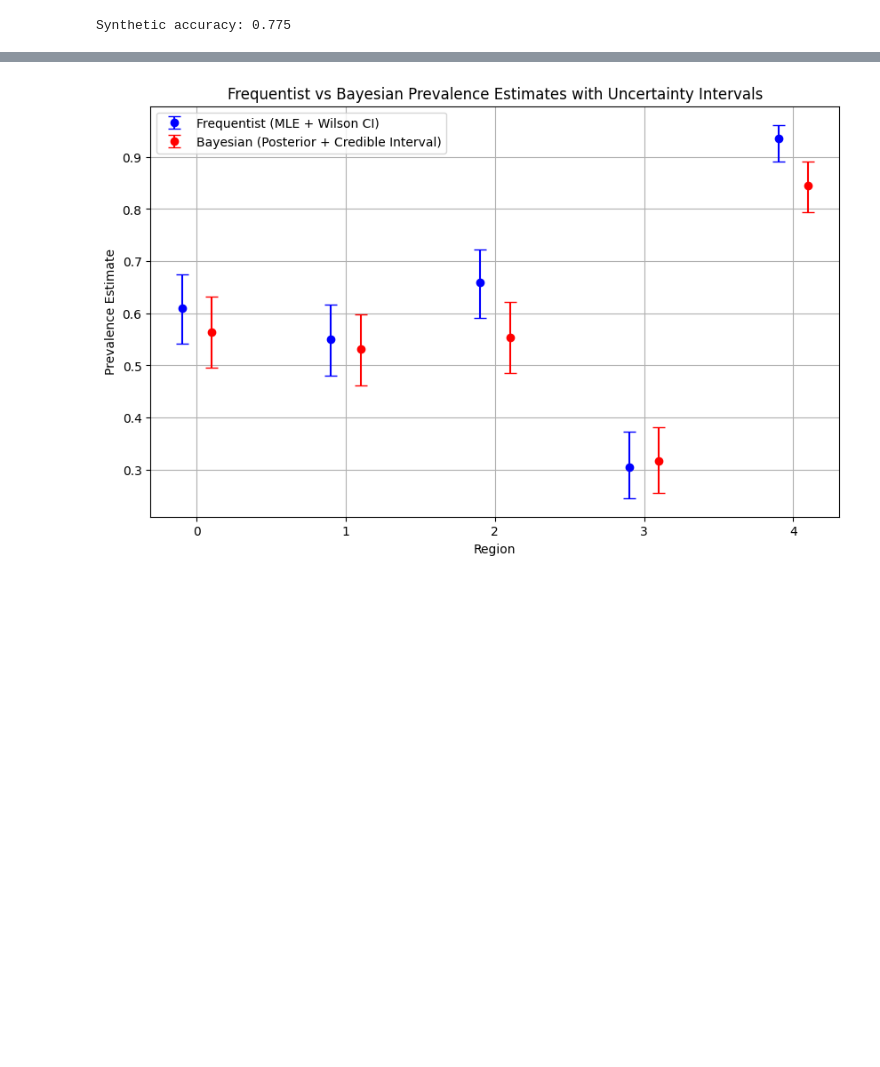
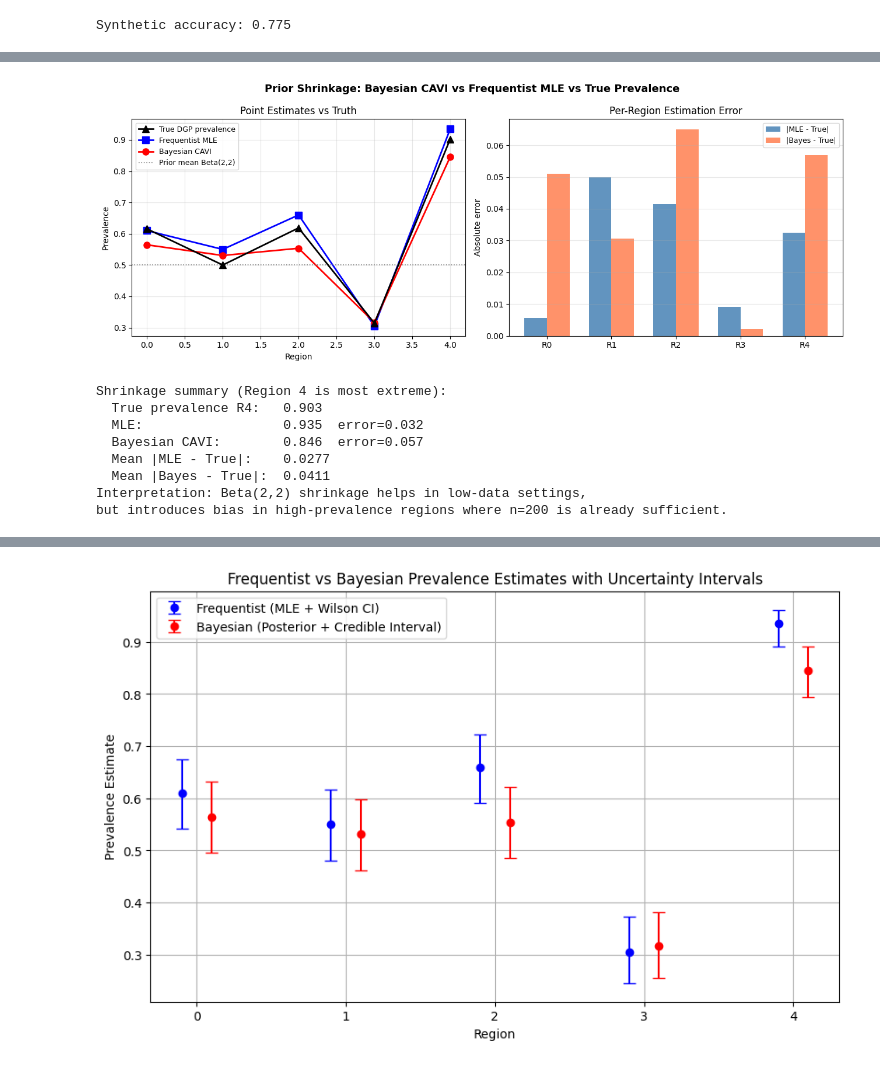
Before and after one commit to 333ihab/Malaria-detection-Bayesian-Inference, a Jupyter notebook: notebooks/02_exact_inference.ipynb, the cells around one changed output, grey strips where cells are left out. Saved outputs shown, nothing was run; the diff lists cells and outputs as text; code cells hidden in the pictures; blank space fills up the shorter version.

```diff
--- a/notebooks/02_exact_inference.ipynb
+++ b/notebooks/02_exact_inference.ipynb
@@ -269,0 +295,57 @@ Synthetic accuracy: 0.775
+# %%
+# Prior shrinkage visualisation: Bayesian vs Frequentist vs True prevalence
+import matplotlib.pyplot as plt
+import numpy as np
+from scipy.stats import beta as beta_dist
+
+true_prev  = [0.61563546, 0.49999662, 0.61860753, 0.31411046, 0.90251598]
+mle_prev   = [0.610, 0.550, 0.660, 0.305, 0.935]
+bayes_mean = [region_posts[r][0] / (region_posts[r][0] + region_posts[r][1])
+              for r in sorted(region_posts)]
+
+fig, axes = plt.subplots(1, 2, figsize=(13, 5))
+fig.suptitle('Prior Shrinkage: Bayesian CAVI vs Frequentist MLE vs True Prevalence',
+             fontsize=13, fontweight='bold')
+
+ax = axes[0]
+rx = np.arange(5)
+ax.plot(rx, true_prev,  'k^-', lw=2, ms=9, label='True DGP prevalence', zorder=5)
+ax.plot(rx, mle_prev,   'bs-', lw=2, ms=8, label='Frequentist MLE')
+ax.plot(rx, bayes_mean, 'ro-', lw=2, ms=8, label='Bayesian CAVI')
+ax.axhline(0.5, color='grey', ls=':', lw=1.2, label='Prior mean Beta(2,2)')
+ax.set_xlabel('Region'); ax.set_ylabel('Prevalence')
+ax.set_title('Point Estimates vs Truth'); ax.legend(fontsize=9); ax.grid(True, alpha=0.3)
+
+ax = axes[1]
+shrinkage = [abs(b - t) for b, t in zip(bayes_mean, true_prev)]
+mle_err   = [abs(m - t) for m, t in zip(mle_prev, true_prev)]
+x = np.arange(5); w = 0.35
+ax.bar(x - w/2, mle_err,   w, label='|MLE - True|',   color='steelblue', alpha=0.85)
+ax.bar(x + w/2, shrinkage, w, label='|Bayes - True|', color='coral',     alpha=0.85)
+ax.set_xticks(x); ax.set_xticklabels([f'R{r}' for r in range(5)])
+ax.set_ylabel('Absolute error'); ax.set_title('Per-Region Estimation Error')
+ax.legend(fontsize=9); ax.grid(True, alpha=0.3, axis='y')
+
+plt.tight_layout()
+import os; os.makedirs('../figures', exist_ok=True)
+plt.savefig('../figures/02_shrinkage_analysis.png', dpi=120, bbox_inches='tight')
+plt.show()
+
+print('Shrinkage summary (Region 4 is most extreme):')
+print(f'  True prevalence R4:   {true_prev[4]:.3f}')
+print(f'  MLE:                  {mle_prev[4]:.3f}  error={mle_err[4]:.3f}')
+print(f'  Bayesian CAVI:        {bayes_mean[4]:.3f}  error={shrinkage[4]:.3f}')
+print(f'  Mean |MLE - True|:    {np.mean(mle_err):.4f}')
+print(f'  Mean |Bayes - True|:  {np.mean(shrinkage):.4f}')
+print('Interpretation: Beta(2,2) shrinkage helps in low-data settings,')
+print('but introduces bias in high-prevalence regions where n=200 is already sufficient.')
+# %% [output]
+[figure, added]
+Shrinkage summary (Region 4 is most extreme):
+  True prevalence R4:   0.903
+  MLE:                  0.935  error=0.032
+  Bayesian CAVI:        0.846  error=0.057
+  Mean |MLE - True|:    0.0277
+  Mean |Bayes - True|:  0.0411
+Interpretation: Beta(2,2) shrinkage helps in low-data settings,
+but introduces bias in high-prevalence regions where n=200 is already sufficient.
```
Also changed, not shown: parts of 10 cells of this notebook, 20 other files.
